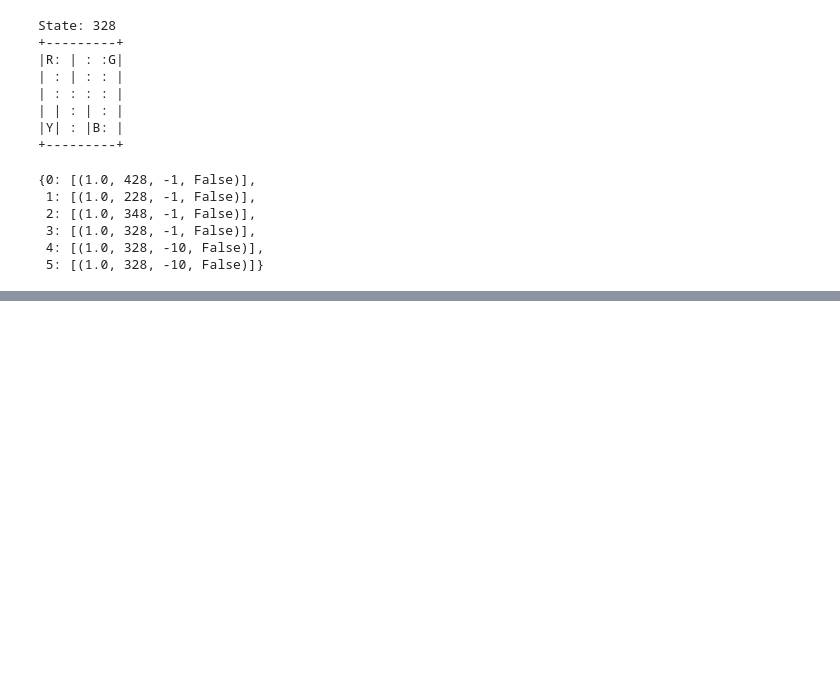
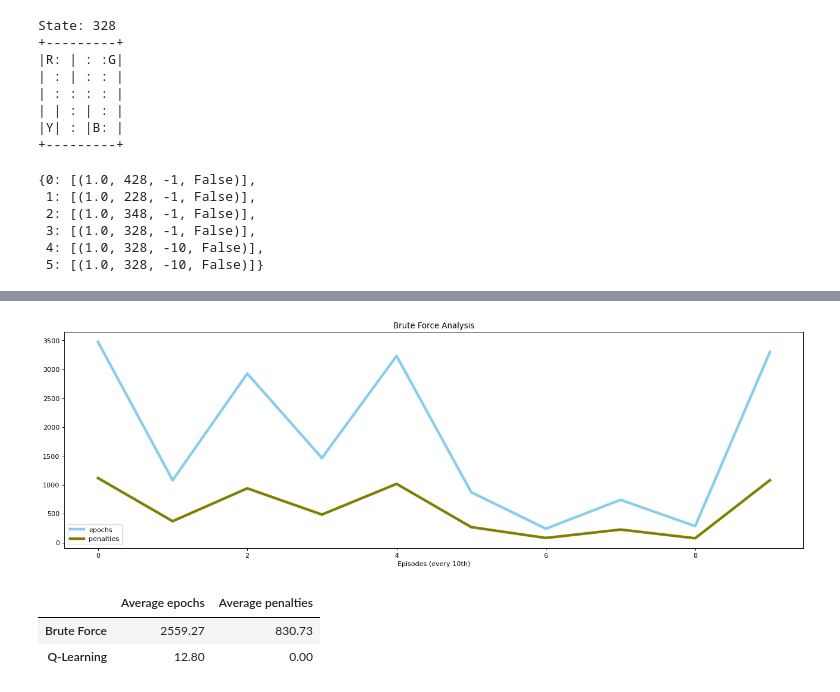
Before and after one commit to BAGLAT/Reinforcement-Learning-Artifical-Intelligence, a Jupyter notebook: AIDemo/gymdemo.ipynb, the cells around one changed output, grey strips where cells are left out. Saved outputs shown, nothing was run; the diff lists cells and outputs as text; code cells hidden in the pictures; blank space fills up the shorter version.

```diff
--- a/AIDemo/gymdemo.ipynb
+++ b/AIDemo/gymdemo.ipynb
@@ -234,3 +236,24 @@ print_frames(frames_b,0.1)
+# %%
+interval=10
+plot_performance("Brute Force Analysis",performance_matrix_b,xlabel=f"Episodes (every {interval}th)",interval=interval)
+# %% [output]
+[figure, added]
+# %%
+def get_performance_df(performance_matrix):
+    total=len(performance_matrix)
+    sum_epochs,sum_penalties=0,0
+    for metric in performance_matrix:
+        sum_epochs+=metric[0]
+        sum_penalties+=metric[1]
+    return [sum_epochs/total,sum_penalties/total]
+
+data = [get_performance_df(performance_matrix_b),get_performance_df(performance_matrix_q)]
+df = pd.DataFrame(data,index=['Brute Force','Q-Learning'],columns=['Average epochs','Average penalties'])
+df
+# %% [output]
+|  | Average epochs | Average penalties |
+| Brute Force | 2559.27 | 830.73 |
+| Q-Learning | 12.80 | 0.00 |
 # %%
 # Random Search
 env = gym.make("Taxi-v3")
```
Also changed, not shown: parts of 10 cells of this notebook, 5 other files.
